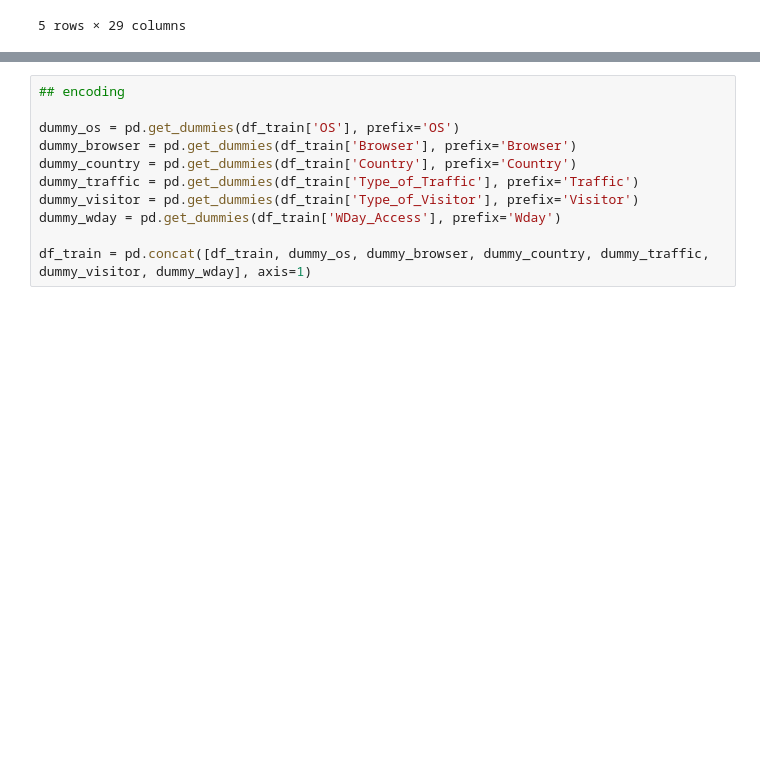
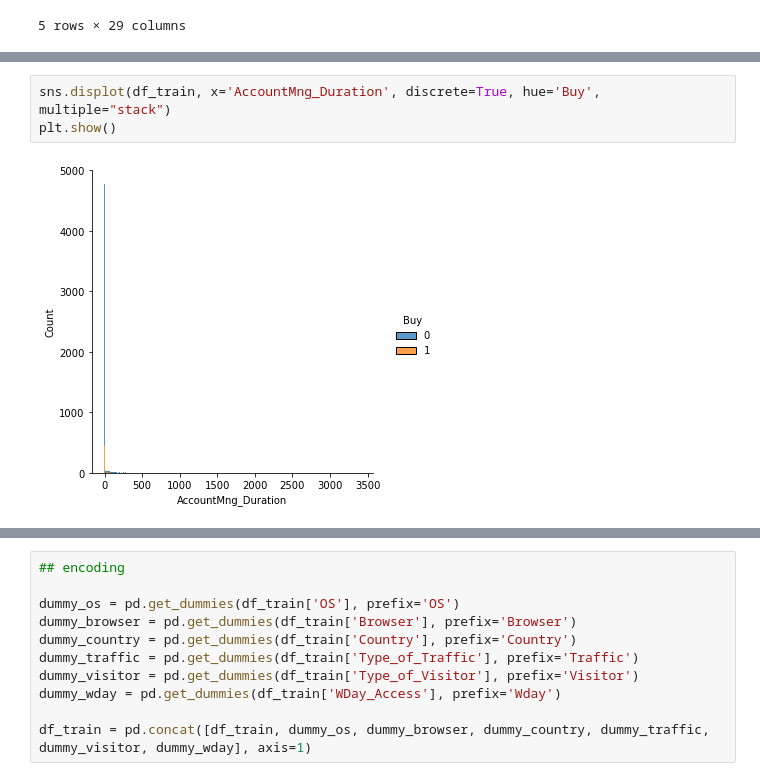
Before and after one commit to miguelince/propensity-to-buy, a Jupyter notebook: code/training_code.ipynb, the cells around one changed output, grey strips where cells are left out. Saved outputs shown, nothing was run; the diff lists cells and outputs as text; blank space fills up the shorter version.

```diff
--- a/code/training_code.ipynb
+++ b/code/training_code.ipynb
@@ -239,3 +232,8 @@ df_train.describe().T
 | Prop_Product_Duration | 9401.0 | 0.895067 | 0.172321 | 0.0 | 0.864315 | 0.976125 | 1.000000 | 1.0000 |
 | Avg_AccountMng_Duration | 9952.0 | 37.790215 | 43.605240 | 0.0 | 17.846342 | 29.044284 | 45.358958 | 1364.0000 |
 | Avg_Duration | 9979.0 | 37.830770 | 42.143672 | 0.0 | 18.322005 | 29.739656 | 45.684006 | 1364.0000 |
+# %%
+sns.displot(df_train, x='AccountMng_Duration', discrete=True, hue='Buy', multiple="stack")
+plt.show()
+# %% [output]
+[figure, added]
```
Also changed, not shown: parts of 55 cells of this notebook, 1 other file.
